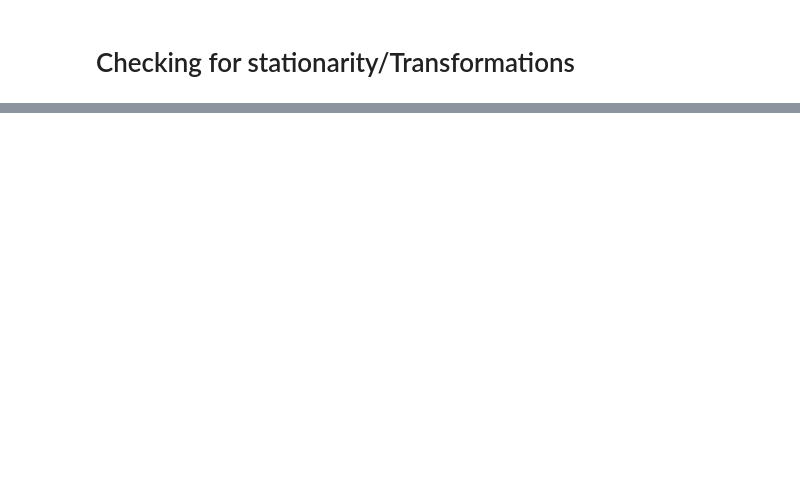
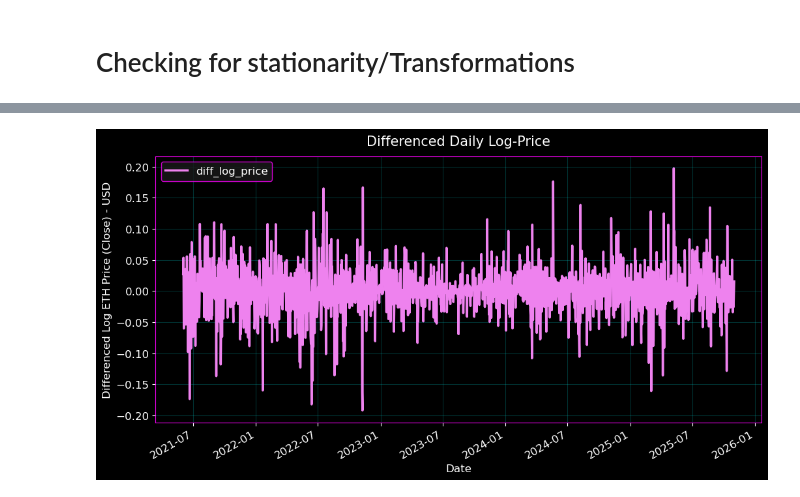
Before and after one commit to Christopher-Orellana/crypto_forecasting_eth, a Jupyter notebook: notebooks/crypto_forecasting_eth.ipynb, the cells around one changed output, grey strips where cells are left out. Cells and saved outputs as stored; diff of their text form; code cells hidden in the pictures; blank space fills up the shorter version.

```diff
--- a/notebooks/crypto_forecasting_eth.ipynb
+++ b/notebooks/crypto_forecasting_eth.ipynb
@@ -98,0 +134,12 @@ I.E. there is a unit root and the data is nonstationary
+# %%
+# Difference and drop the first observation that got turned into a NULL from differencing
+eth['diff_log_price'] = eth['log_price'].diff()
+eth.dropna(inplace=True)
+# %%
+# Check mean of differenced Log Price
+eth['diff_log_price'].plot(title='Differenced Daily Log-Price', color='violet', legend=True)
+plt.xlabel('Date')
+plt.ylabel('Differenced Log ETH Price (Close) - USD')
+plt.show()
+# %% [output]
+[figure, added]
```
Also changed, not shown: parts of 14 cells of this notebook, 1 other file.
